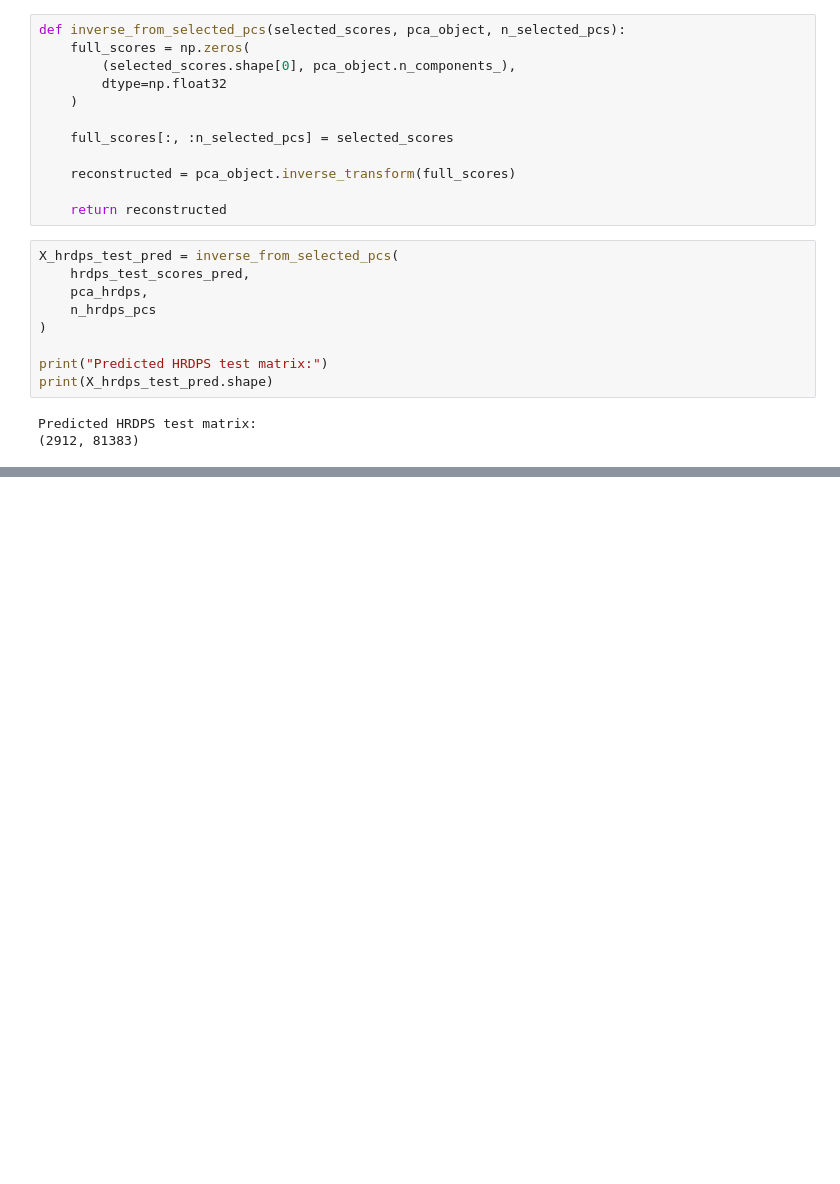
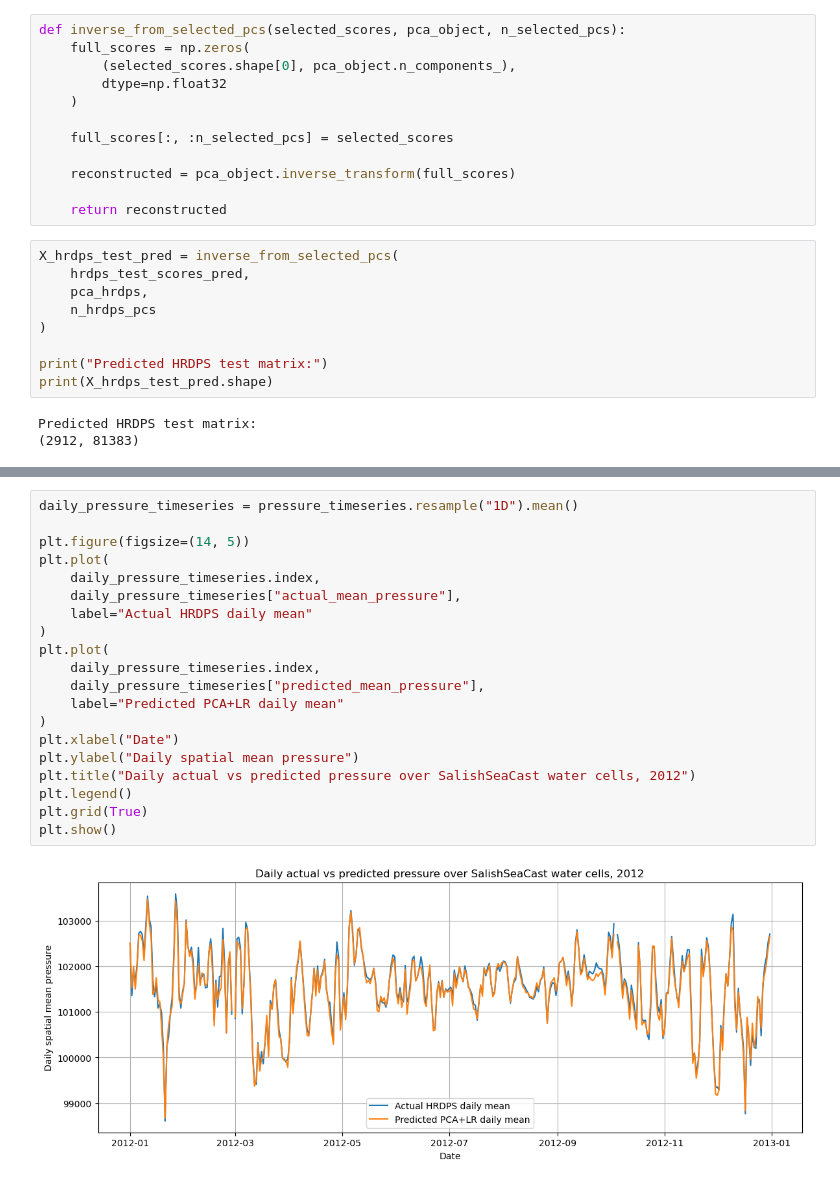
Before and after one commit to SalishSeaCast/analysis-dishika, a Jupyter notebook: notebooks/pressure_more_data.ipynb, the cells around one changed output, grey strips where cells are left out. Drawn from its saved outputs; the diff is of its cells as text; blank space fills up the shorter version.

```diff
--- a/notebooks/pressure_more_data.ipynb
+++ b/notebooks/pressure_more_data.ipynb
@@ -963,0 +896,22 @@ plt.show()
+# %%
+daily_pressure_timeseries = pressure_timeseries.resample("1D").mean()
+
+plt.figure(figsize=(14, 5))
+plt.plot(
+    daily_pressure_timeseries.index,
+    daily_pressure_timeseries["actual_mean_pressure"],
+    label="Actual HRDPS daily mean"
+)
+plt.plot(
+    daily_pressure_timeseries.index,
+    daily_pressure_timeseries["predicted_mean_pressure"],
+    label="Predicted PCA+LR daily mean"
+)
+plt.xlabel("Date")
+plt.ylabel("Daily spatial mean pressure")
+plt.title("Daily actual vs predicted pressure over SalishSeaCast water cells, 2012")
+plt.legend()
+plt.grid(True)
+plt.show()
+# %% [output]
+[figure, added]
```
Also changed, not shown: parts of 33 cells of this notebook.
